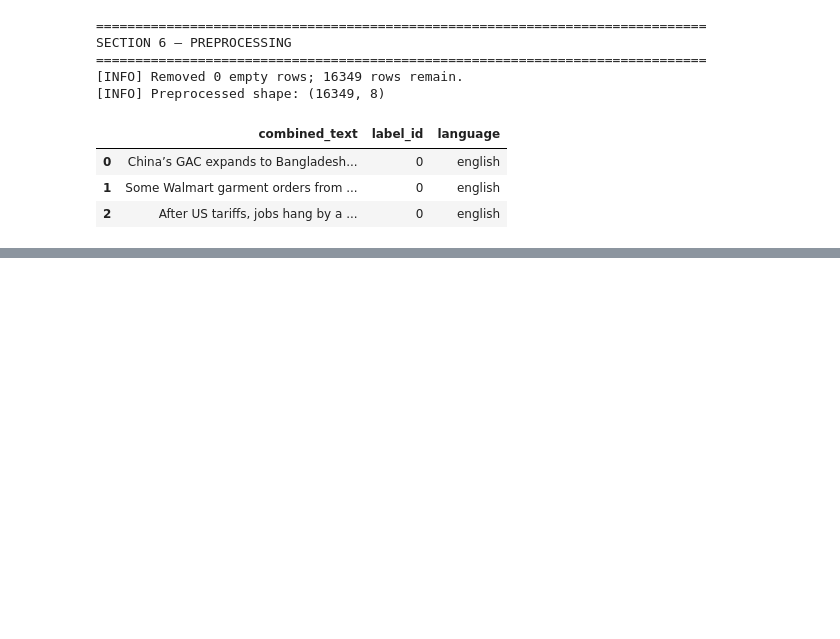
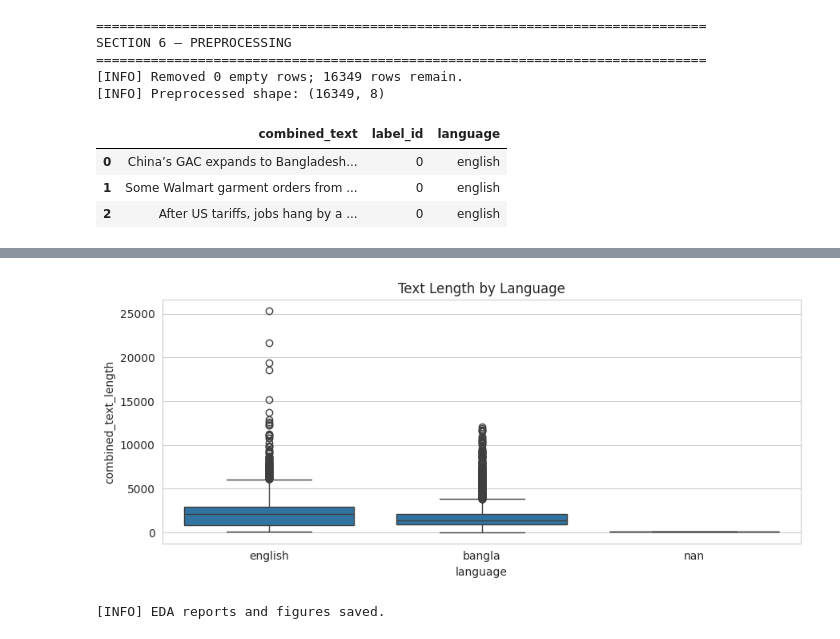
Before and after one commit to Kazi-Sadman/Drug-solubility-prediction, a Jupyter notebook: Thesis_new_work.ipynb, the cells around one changed output, grey strips where cells are left out. Cells and saved outputs as stored; diff of their text form; code cells hidden in the pictures; blank space fills up the shorter version.

```diff
--- a/Thesis_new_work.ipynb
+++ b/Thesis_new_work.ipynb
@@ -577,0 +751,28 @@ SECTION 6 — PREPROCESSING
+# %%
+# ---------- 8.4 Text length by language ----------
+plt.figure(figsize=(9, 4))
+sns.boxplot(
+    data=preprocessed_dataframe,
+    x=COLUMN_LANGUAGE, y="combined_text_length",
+)
+plt.title("Text Length by Language")
+plt.tight_layout()
+plt.savefig(f"{FIGURES_DIR}/text_length_by_language.png", dpi=150)
+plt.show()
+# %% [output]
+[figure, added]
+# %%
+# ---------- 8.5 Save numeric EDA summary ----------
+eda_numeric_summary = {
+    "text_length_by_language": (
+        preprocessed_dataframe
+        .groupby(COLUMN_LANGUAGE)["combined_text_length"]
+        .describe().to_dict()
+    ),
+    "label_counts":     preprocessed_dataframe[COLUMN_LABEL].value_counts().to_dict(),
+    "language_counts":  preprocessed_dataframe[COLUMN_LANGUAGE].value_counts().to_dict(),
+}
+write_json_report(eda_numeric_summary, f"{REPORTS_DIR}/eda_summary.json")
+print(f"[INFO] EDA reports and figures saved.")
+# %% [output]
+[INFO] EDA reports and figures saved.
```
Also changed, not shown: parts of 13 cells of this notebook.
